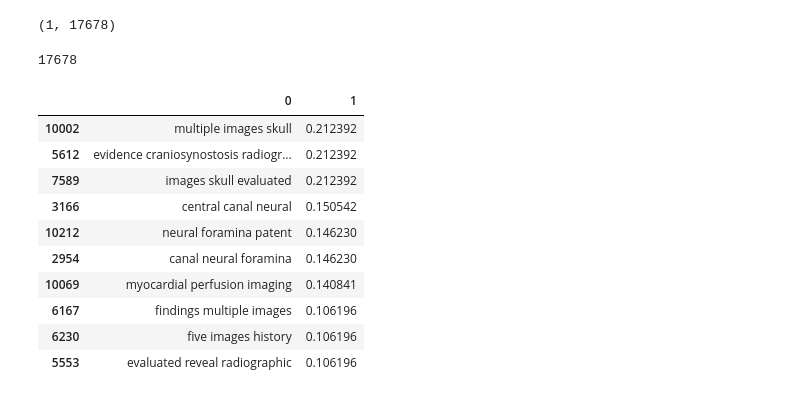
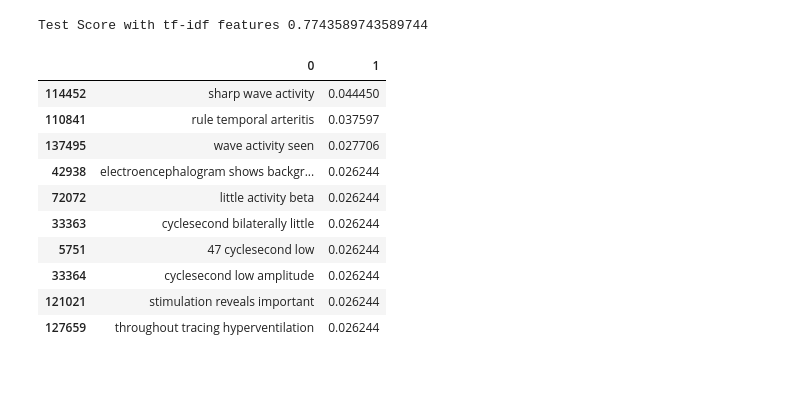
Before and after one commit to fhebal/NLP-MedicalNote-Classifier, a Jupyter notebook: NLPClinicalNotes-LR.ipynb, the cells around one changed output. Drawn from its saved outputs; the diff is of its cells as text; code cells hidden in the pictures.

```diff
--- a/NLPClinicalNotes-LR.ipynb
+++ b/NLPClinicalNotes-LR.ipynb
@@ -390,4 +183,0 @@ y_te = test_data['label']
-# %%
-tfidf_transform = text.TfidfTransformer(norm=None)
-X_tr_tfidf = tfidf_transform.fit_transform(X_tr_bow)
-X_te_tfidf = tfidf_transform.transform(X_te_bow)
@@ -450,22 +228,19 @@ pd.DataFrame(X_tr_bow.toarray(), columns=bow_transform.get_feature_names())
-# %%
-model_bow.coef_.shape
-# %% [output]
-(1, 17678)
-# %%
-len(bow_transform.get_feature_names())
-# %% [output]
-17678
-# %%
-pd.DataFrame(zip(bow_transform.get_feature_names(), model_bow.coef_[0])).sort_values(by=1, ascending=False).head(10)
-# %% [output]
-|  | 0 | 1 |
-| 10002 | multiple images skull | 0.212392 |
-| 5612 | evidence craniosynostosis radiogr... | 0.212392 |
-| 7589 | images skull evaluated | 0.212392 |
-| 3166 | central canal neural | 0.150542 |
-| 10212 | neural foramina patent | 0.146230 |
-| 2954 | canal neural foramina | 0.146230 |
-| 10069 | myocardial perfusion imaging | 0.140841 |
-| 6167 | findings multiple images | 0.106196 |
-| 6230 | five images history | 0.106196 |
-| 5553 | evaluated reveal radiographic | 0.106196 |
+# %%
+X_train_tfidf = tfidf_transform.fit_transform(X_train)
+X_test_tfidf = tfidf_transform.fit_transform(X_test)
+model = simple_logistic_classify(X_train_tfidf, y_train, X_test_tfidf, y_test, 'tf-idf')
+grid_search = sklearn.model_selection.GridSearchCV(LogisticRegression(), cv=5, param_grid=param_grid_)
+pd.DataFrame(zip(count.get_feature_names(), model.coef_[0])).sort_values(by=1, ascending=False).head(10)
+# %% [output]
+Test Score with tf-idf features 0.7743589743589744
+|  | 0 | 1 |
+| 114452 | sharp wave activity | 0.044450 |
+| 110841 | rule temporal arteritis | 0.037597 |
+| 137495 | wave activity seen | 0.027706 |
+| 42938 | electroencephalogram shows backgr... | 0.026244 |
+| 72072 | little activity beta | 0.026244 |
+| 33363 | cyclesecond bilaterally little | 0.026244 |
+| 5751 | 47 cyclesecond low | 0.026244 |
+| 33364 | cyclesecond low amplitude | 0.026244 |
+| 121021 | stimulation reveals important | 0.026244 |
+| 127659 | throughout tracing hyperventilation | 0.026244 |
```
Also changed, not shown: parts of 35 cells of this notebook, 1 other file.
